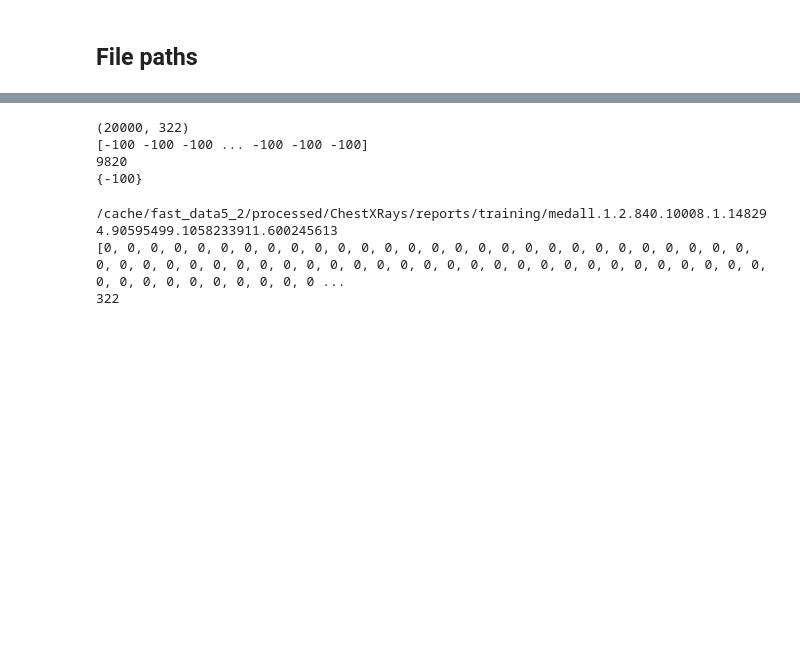
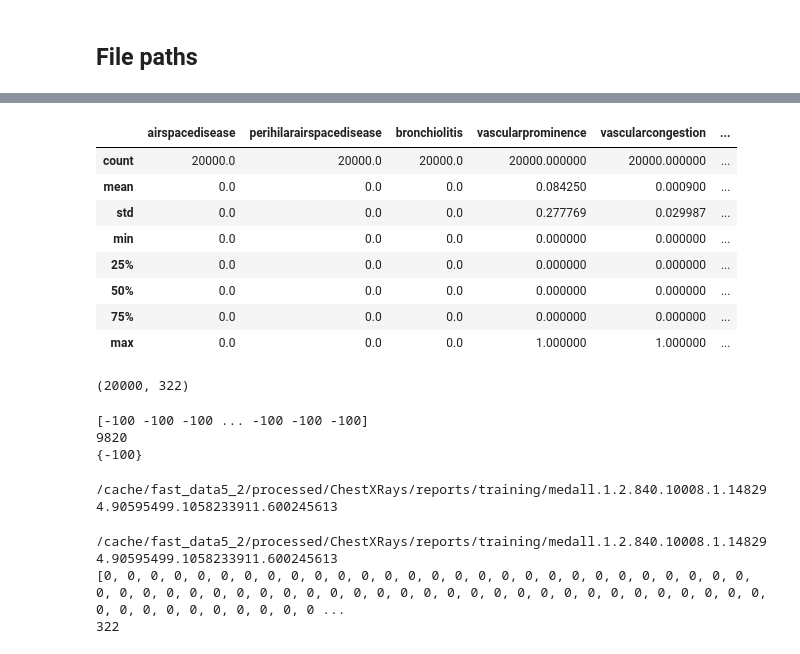
Before and after one commit to pranavrao-qure/MiniTasks, a Jupyter notebook: Radbert/ReportTagAnalysis.ipynb, the cells around one changed output, grey strips where cells are left out. Saved outputs shown, nothing was run; the diff lists cells and outputs as text; code cells hidden in the pictures; blank space fills up the shorter version.

```diff
--- a/Radbert/ReportTagAnalysis.ipynb
+++ b/Radbert/ReportTagAnalysis.ipynb
@@ -55,15 +34,33 @@ count        20000.0     20000.000000  20000.000000    20000.000000  20000.00000
+# %%
+tags_df.describe()
+# %% [output]
+|  | airspacedisease | perihilarairspacedisease | bronchiolitis | vascularprominence | vascularcongestion | ... |
+| count | 20000.0 | 20000.0 | 20000.0 | 20000.000000 | 20000.000000 | ... |
+| mean | 0.0 | 0.0 | 0.0 | 0.084250 | 0.000900 | ... |
+| std | 0.0 | 0.0 | 0.0 | 0.277769 | 0.029987 | ... |
+| min | 0.0 | 0.0 | 0.0 | 0.000000 | 0.000000 | ... |
+| 25% | 0.0 | 0.0 | 0.0 | 0.000000 | 0.000000 | ... |
+| 50% | 0.0 | 0.0 | 0.0 | 0.000000 | 0.000000 | ... |
+| 75% | 0.0 | 0.0 | 0.0 | 0.000000 | 0.000000 | ... |
+| max | 0.0 | 0.0 | 0.0 | 1.000000 | 1.000000 | ... |
 # %%
 tag_values = tags_df.values[:, 1:]
+print(tag_values.shape)
+# %% [output]
+(20000, 322)
 # %%
-print(tag_values.shape)
 zero_one_mask = (tag_values == 0) | (tag_values == 1)
 non_01_vals = tag_values[~zero_one_mask]
 print(non_01_vals)
 print(len(non_01_vals))
 print(set(non_01_vals))
 # %% [output]
-(20000, 322)
 [-100 -100 -100 ... -100 -100 -100]
 9820
 {-100}
+# %%
+index=1
+print(tags_df.iloc[index, 0])
+# %% [output]
+/cache/fast_data5_2/processed/ChestXRays/reports/training/medall.1.2.840.10008.1.148294.90595499.1058233911.600245613
 # %%
```
Also changed, not shown: parts of 32 cells of this notebook, 1 other file.
